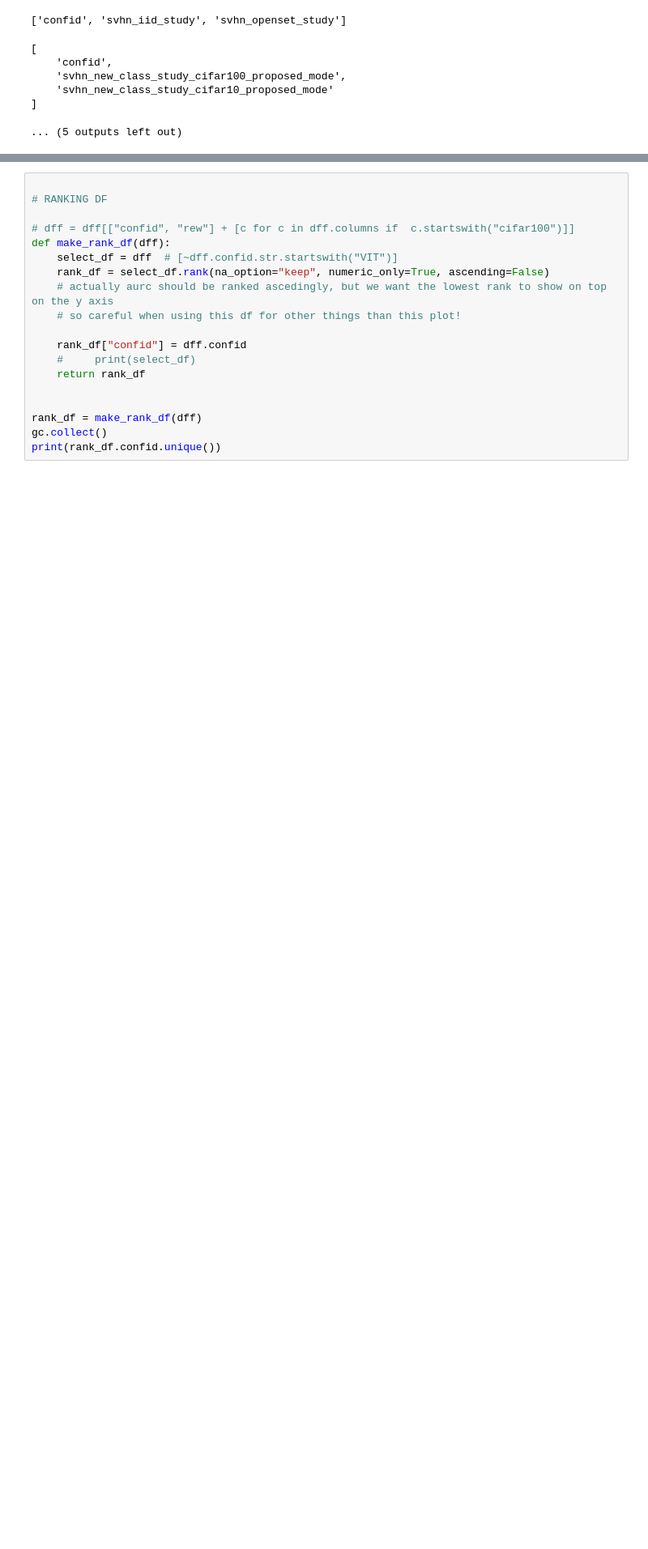
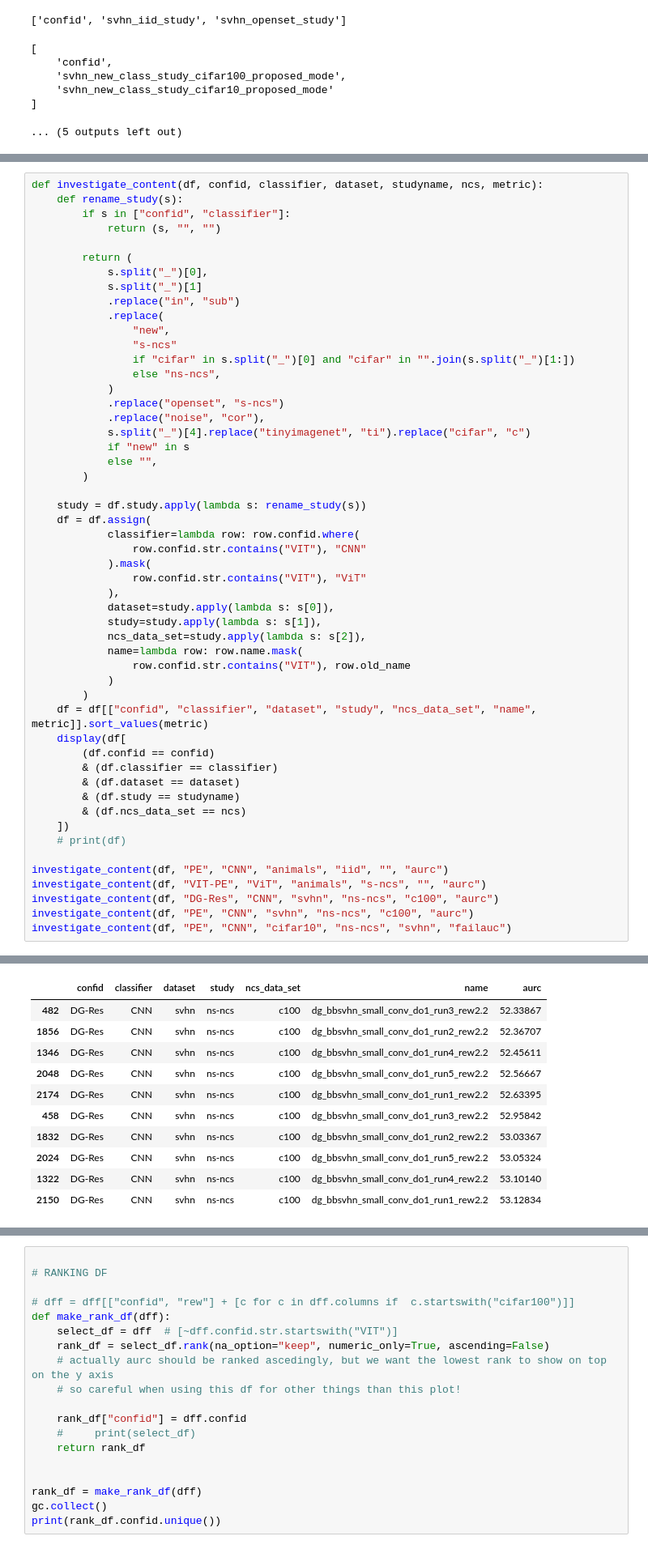
Before and after one commit to IML-DKFZ/fd-shifts, a Jupyter notebook: notebooks/final_results.ipynb, the cells around one changed output, grey strips where cells are left out. Shown at 81% size. Cells and saved outputs as stored; diff of their text form; blank space fills up the shorter version.

```diff
--- a/notebooks/final_results.ipynb
+++ b/notebooks/final_results.ipynb
@@ -842,0 +1166,53 @@ AttributeError: 'Styler' object has no attribute 'to_csv'
+# %%
+def investigate_content(df, confid, classifier, dataset, studyname, ncs, metric):
+    def rename_study(s):
+        if s in ["confid", "classifier"]:
+            return (s, "", "")
+
+        return (
+            s.split("_")[0],
+            s.split("_")[1]
+            .replace("in", "sub")
+            .replace(
+                "new",
+                "s-ncs"
+                if "cifar" in s.split("_")[0] and "cifar" in "".join(s.split("_")[1:])
+                else "ns-ncs",
+            )
+            .replace("openset", "s-ncs")
+            .replace("noise", "cor"),
+            s.split("_")[4].replace("tinyimagenet", "ti").replace("cifar", "c")
+            if "new" in s
+            else "",
+        )
+
+    study = df.study.apply(lambda s: rename_study(s))
+    df = df.assign(
+            classifier=lambda row: row.confid.where(
+                row.confid.str.contains("VIT"), "CNN"
+            ).mask(
+                row.confid.str.contains("VIT"), "ViT"
+            ),
+            dataset=study.apply(lambda s: s[0]),
+            study=study.apply(lambda s: s[1]),
+            ncs_data_set=study.apply(lambda s: s[2]),
+            name=lambda row: row.name.mask(
+                row.confid.str.contains("VIT"), row.old_name
+            )
+        )
+    df = df[["confid", "classifier", "dataset", "study", "ncs_data_set", "name", metric]].sort_values(metric)
+    display(df[
+        (df.confid == confid)
+        & (df.classifier == classifier)
+        & (df.dataset == dataset)
+        & (df.study == studyname)
+        & (df.ncs_data_set == ncs)
+    ])
+    # print(df)
+
+investigate_content(df, "PE", "CNN", "animals", "iid", "", "aurc")
+investigate_content(df, "VIT-PE", "ViT", "animals", "s-ncs", "", "aurc")
+investigate_content(df, "DG-Res", "CNN", "svhn", "ns-ncs", "c100", "aurc")
+investigate_content(df, "PE", "CNN", "svhn", "ns-ncs", "c100", "aurc")
+investigate_content(df, "PE", "CNN", "cifar10", "ns-ncs", "svhn", "failauc")
+# %% [output]
@@ -842,0 +1233,11 @@ AttributeError: 'Styler' object has no attribute 'to_csv'
+|  | confid | classifier | dataset | study | ncs_data_set | name | aurc |
+| 482 | DG-Res | CNN | svhn | ns-ncs | c100 | dg_bbsvhn_small_conv_do1_run3_rew2.2 | 52.33867 |
+| 1856 | DG-Res | CNN | svhn | ns-ncs | c100 | dg_bbsvhn_small_conv_do1_run2_rew2.2 | 52.36707 |
+| 1346 | DG-Res | CNN | svhn | ns-ncs | c100 | dg_bbsvhn_small_conv_do1_run4_rew2.2 | 52.45611 |
+| 2048 | DG-Res | CNN | svhn | ns-ncs | c100 | dg_bbsvhn_small_conv_do1_run5_rew2.2 | 52.56667 |
+| 2174 | DG-Res | CNN | svhn | ns-ncs | c100 | dg_bbsvhn_small_conv_do1_run1_rew2.2 | 52.63395 |
+| 458 | DG-Res | CNN | svhn | ns-ncs | c100 | dg_bbsvhn_small_conv_do1_run3_rew2.2 | 52.95842 |
+| 1832 | DG-Res | CNN | svhn | ns-ncs | c100 | dg_bbsvhn_small_conv_do1_run2_rew2.2 | 53.03367 |
+| 2024 | DG-Res | CNN | svhn | ns-ncs | c100 | dg_bbsvhn_small_conv_do1_run5_rew2.2 | 53.05324 |
+| 1322 | DG-Res | CNN | svhn | ns-ncs | c100 | dg_bbsvhn_small_conv_do1_run4_rew2.2 | 53.10140 |
+| 2150 | DG-Res | CNN | svhn | ns-ncs | c100 | dg_bbsvhn_small_conv_do1_run1_rew2.2 | 53.12834 |
```
Also changed, not shown: parts of 14 cells of this notebook.
